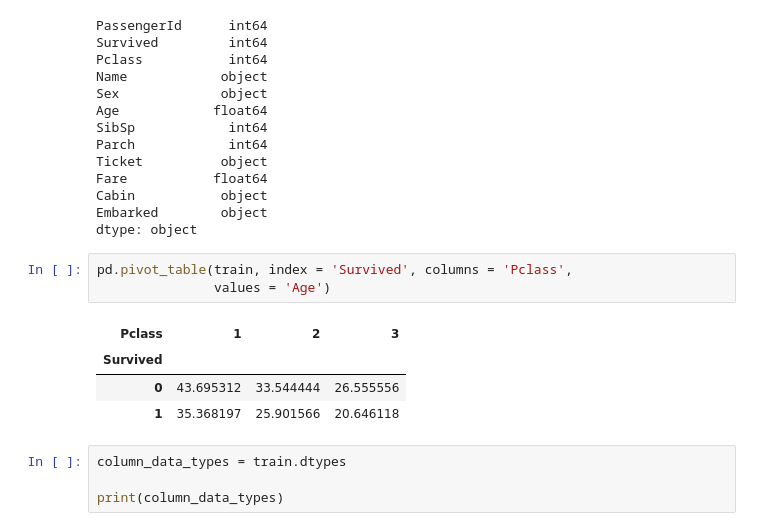
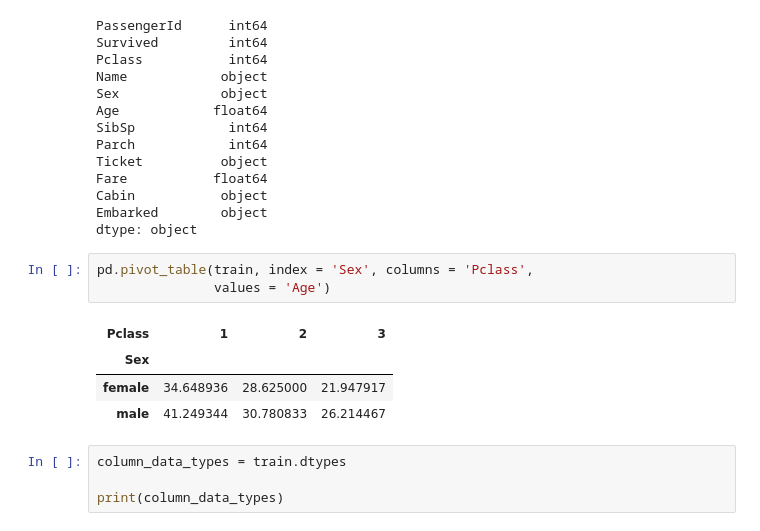
Before and after one commit to mtaki0120/Kaggle_titanic, a Jupyter notebook: Work/kaggle-titanic.ipynb, the cells around one changed output. Drawn from its saved outputs; the diff is of its cells as text.

```diff
--- a/Work/kaggle-titanic.ipynb
+++ b/Work/kaggle-titanic.ipynb
@@ -86,13 +86,13 @@ Cabin           object
 Embarked        object
 dtype: object
 # %%
-pd.pivot_table(train, index = 'Survived', columns = 'Pclass',
+pd.pivot_table(train, index = 'Sex', columns = 'Pclass',
                values = 'Age')
 # %% [output]
 | Pclass | 1 | 2 | 3 |
-| Survived |  |  |  |
-| 0 | 43.695312 | 33.544444 | 26.555556 |
-| 1 | 35.368197 | 25.901566 | 20.646118 |
+| Sex |  |  |  |
+| female | 34.648936 | 28.625000 | 21.947917 |
+| male | 41.249344 | 30.780833 | 26.214467 |
 # %%
 column_data_types = train.dtypes
 
```
Also changed, not shown: 1 other file.
